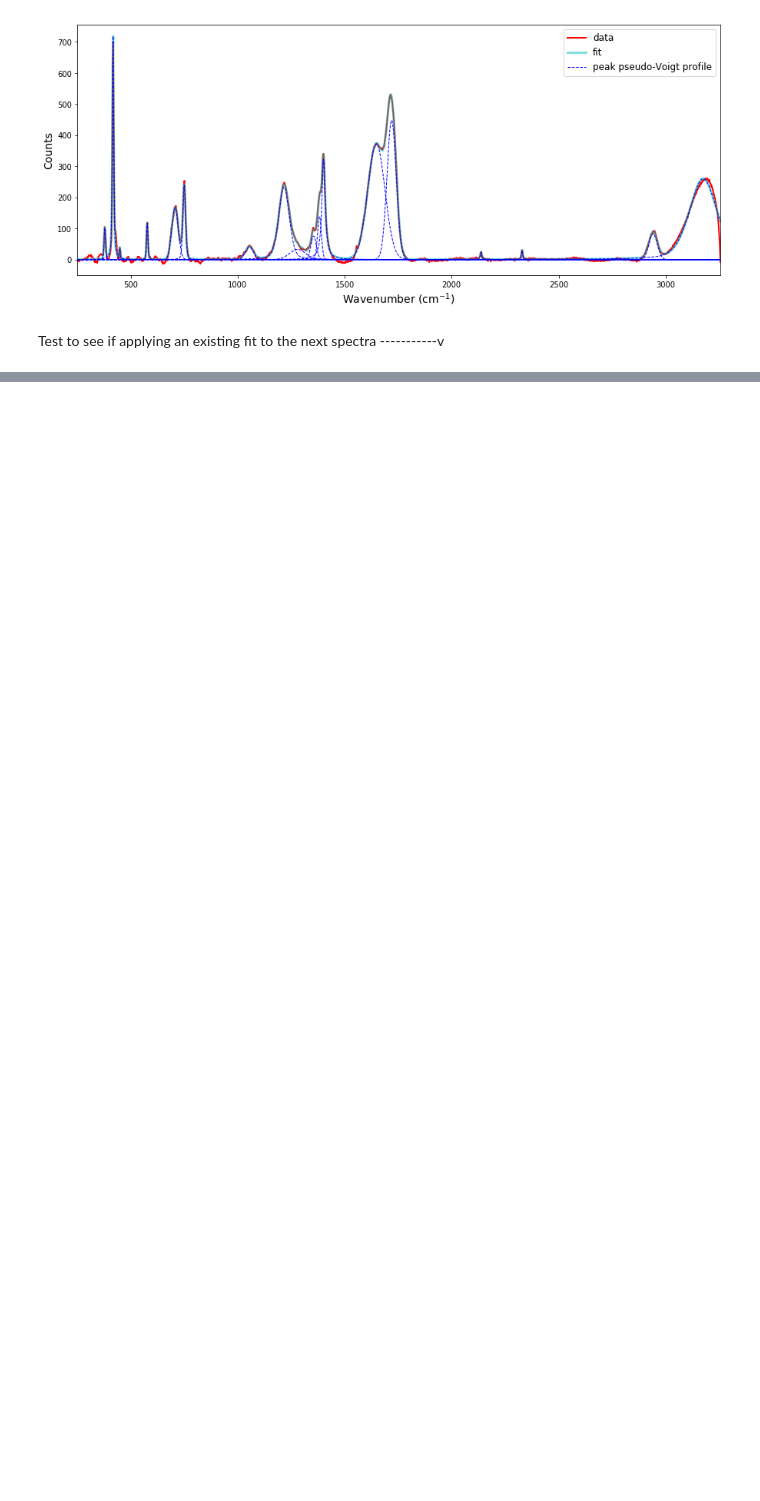
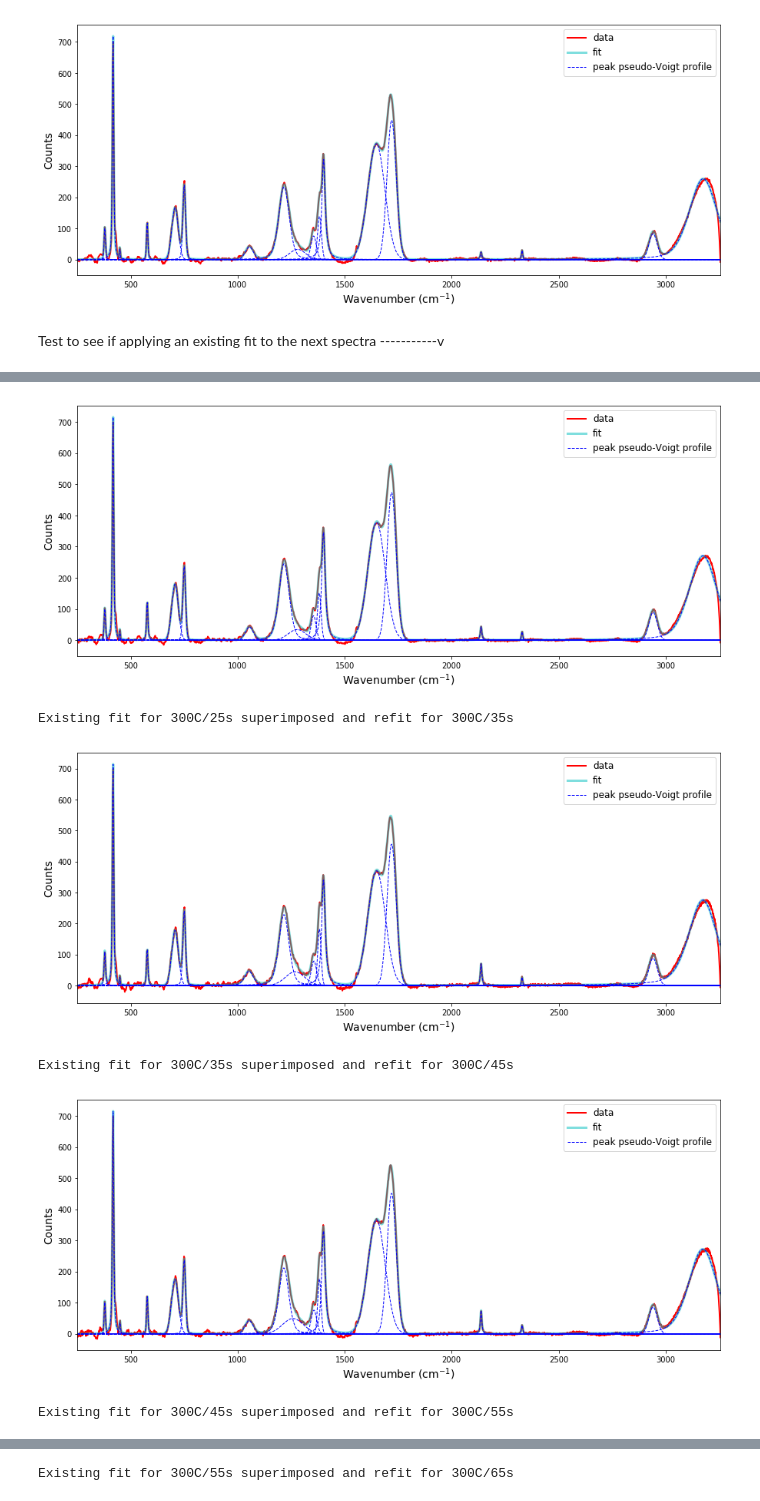
Before and after one commit to raman-noodles/raman-spectra-decomp-analysis, a Jupyter notebook: development/spectrafit_dev3.ipynb, the cells around one changed output, grey strips where cells are left out. Drawn from its saved outputs; the diff is of its cells as text; code cells hidden in the pictures; blank space fills up the shorter version.

Commit message:
added 3 new functions associated with superimposing existing fits

```diff
--- a/development/spectrafit_dev3.ipynb
+++ b/development/spectrafit_dev3.ipynb
@@ -62,27 +66,23 @@ Test to see if applying an existing fit to the next spectra -----------v
 # %%
 def apply_old_model(x_data, y_data, peaks, plot_fits):
     """
-    This function is primarily utilized via the dataprep.adjust_peaks function. It allows a custom
-    lmfit.model.CompositeModel to be generated using a list of accepted peak values and a list of
-    new peak values to be added based on user experience and expertise. User input peaks are
-    slightly less constrained than those automatically detected using local maximia and therefore
-    their center (wavenumber) value may shift slighty to optimize the fit.
+    This function is used within the `superimpose_set` function to apply and existing fit to the
+    next spectra in a decomposition series. It helps to improve consistency of fits that do not
+    vary signficantly between residence times. This avoids bad fits where the peak shape can
+    vary significantly between residence times.
 
     Args:
-        x_data (list like): The x-values of the spectra from which peaks will be detected.
-        y_data (list like): The y-values of the spectra from which peaks will be detected.
-        peaks (list): A list containing tuples of the x_data (wavenumber) and y_data (counts)
-                      values of the peaks.
-        peaks_add (list): A list containing user specified peak locations to be added to the fit
-                      as well as interpolated values to provide an initial height guess.
+        x_data (list like): The x-values of the spectra for which the model will be fit.
+        y_data (list like): The y-values of the spectra for which the model will be fit.
+        peaks (list): A list containing tuples of pseudo-Voigt decriptors for each peak.
         plot_fits (boolean): A simple True/False boolean input that determins if the plot_fit
                       function should be used to display the resulting fit for visual inspection.
 
     Returns:
         fit_result (list): An array containing both the peak number, as well as the
                         fraction Lorentzian character, sigma, center, amplitude, full-width,
-                        half-max, and the height of the peaks. The data for peak i can be
-                        accessed by the array positions shown here:
+                        half-max, the height, and the area under the curve of the peaks. The
+                        data for peak i can be accessed by the array positions shown here:
                             fit_result[i][0] = p[i]_fraction
                             fit_result[i][1] = p[i]_simga
                             fit_result[i][2] = p[i]_center
@@ -183,0 +227,12 @@ hdf5.close()
+# %%
+hdf5_filename = 'spectrafit_dev3.hdf5'
+target_key = '300C/25s'
+
+superimpose_set(hdf5_filename, target_key, plot_fits=True)
+# %% [output]
+[figure, added]
+Existing fit for 300C/25s superimposed and refit for 300C/35s
+[figure, added]
+Existing fit for 300C/35s superimposed and refit for 300C/45s
+[figure, added]
+Existing fit for 300C/45s superimposed and refit for 300C/55s
@@ -183,0 +240 @@ hdf5.close()
+Existing fit for 300C/55s superimposed and refit for 300C/65s
```
Also changed, not shown: parts of 4 cells of this notebook, 1 other file.
